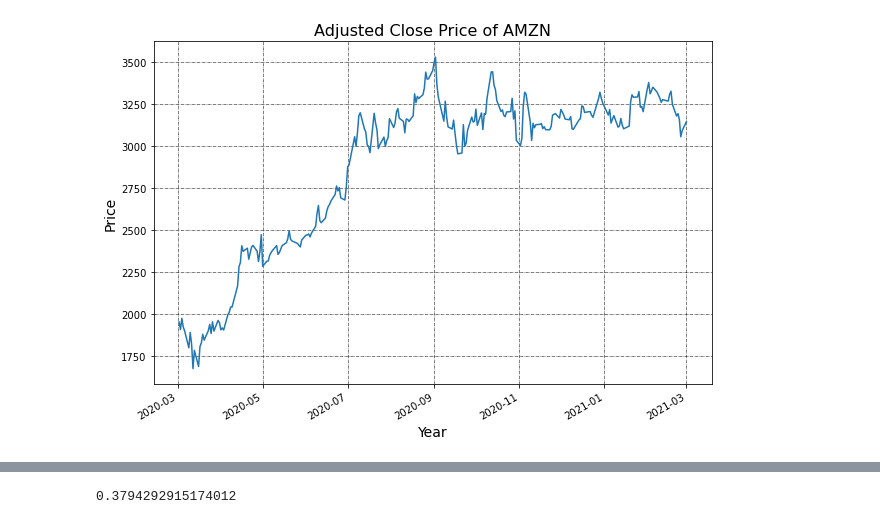
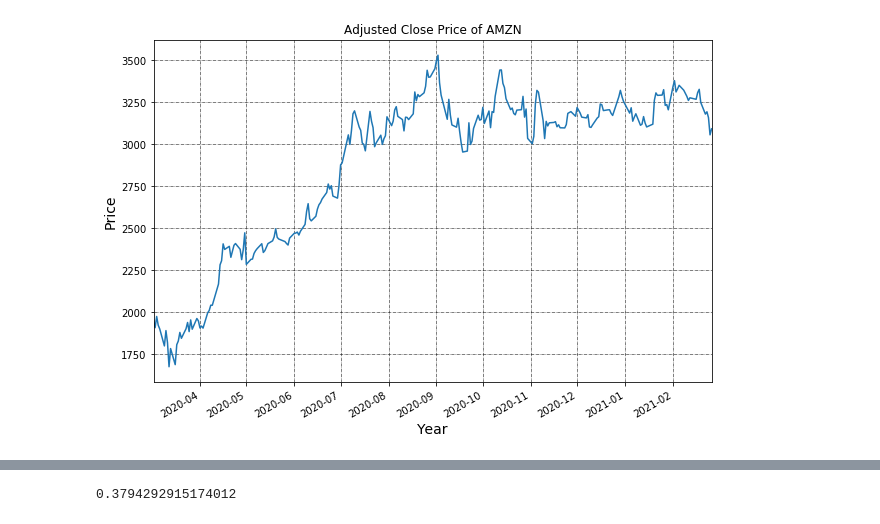
Before and after one commit to kirunm1070/project, a Jupyter notebook: Option pricing .ipynb, the cells around one changed output, grey strips where cells are left out. Cells and saved outputs as stored; diff of their text form; code cells hidden in the pictures.

```diff
--- a/Option pricing .ipynb
+++ b/Option pricing .ipynb
@@ -20,0 +1,15 @@ data.head()
+# %%
+import datetime
+import pandas as pd
+from datetime import datetime
+import yfinance as yf
+import matplotlib.pyplot as plt
+
+# initialize parameters
+start_date = datetime(2020, 3, 1)
+end_date = datetime(2021, 3, 1)
+
+# get the data
+data = yf.download('AMZN', start = start_date,
+                   end = end_date)
+data
@@ -21,19 +32,19 @@ data.head()
 # %%
 import matplotlib.pyplot as plt
 %matplotlib inline
 # Plot the adjusted close price
 data['Adj Close'].plot(figsize=(10, 7))
 # Define the label for the title of the figure
-plt.title("Adjusted Close Price of %s" % ticker, fontsize=16)
+plt.title("Adjusted Close Price of AMZN")
 # Define the labels for x-axis and y-axis
 plt.ylabel('Price', fontsize=14)
 plt.xlabel('Year', fontsize=14)
 # Plot the grid lines
 plt.grid(which="major", color='k', linestyle='-.', linewidth=0.5)
 # Show the plot
 plt.show()
 # %% [output]
-[figure, old version]
+[figure, new version]
 # %%
 import numpy as np
 
```
Also changed, not shown: parts of 13 cells of this notebook, 1 other file.
